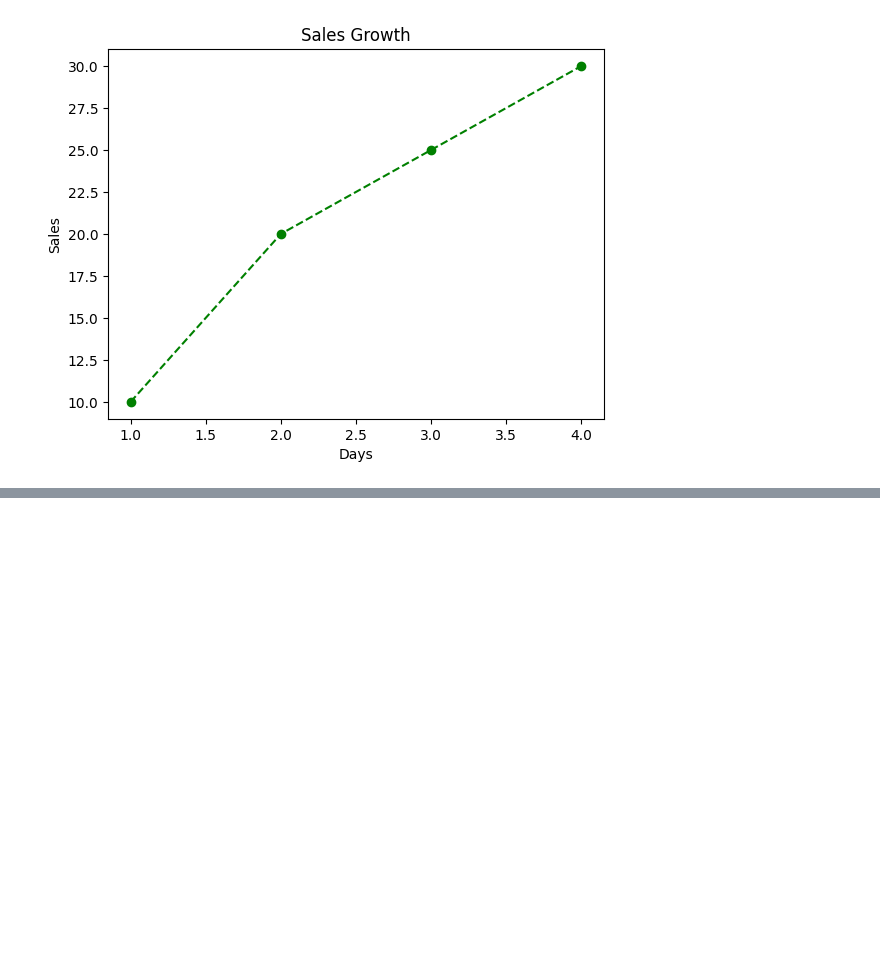
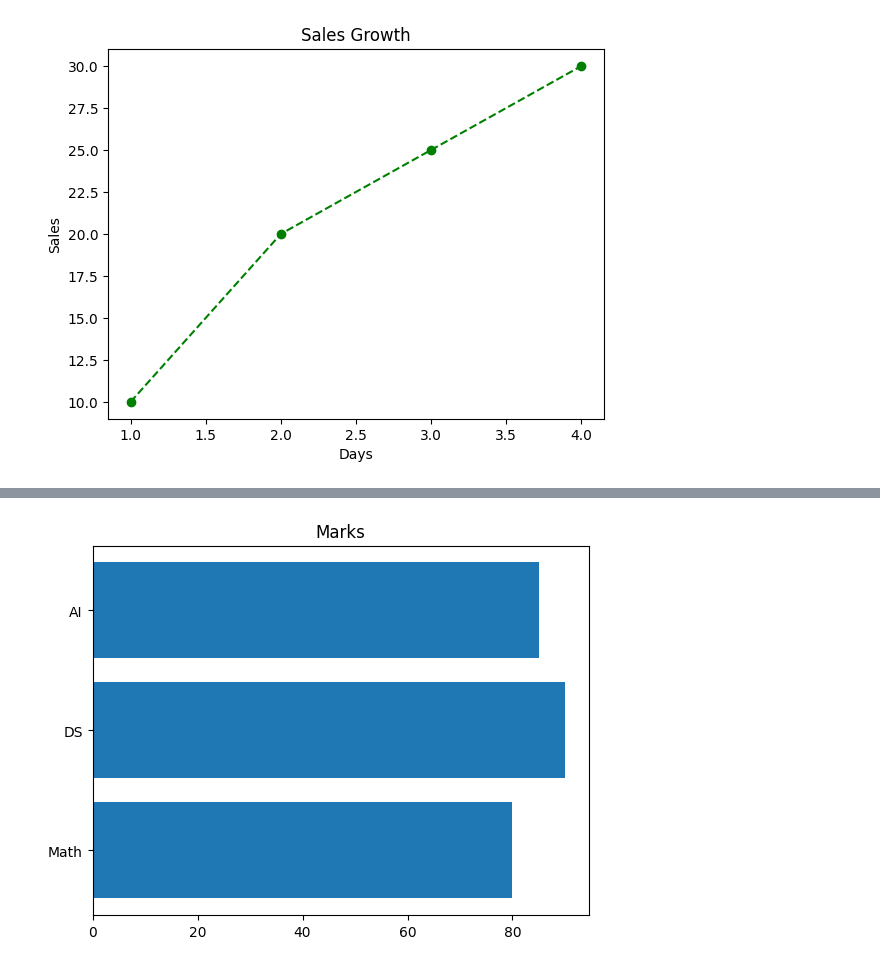
Before and after one commit to Varshashri1505/PythonBasics, a Jupyter notebook: Matplotlib_in_Py.ipynb, the cells around one changed output, grey strips where cells are left out. Cells and saved outputs as stored; diff of their text form; code cells hidden in the pictures; blank space fills up the shorter version.

```diff
--- a/Matplotlib_in_Py.ipynb
+++ b/Matplotlib_in_Py.ipynb
@@ -224,0 +249,9 @@ plt.show()
+# %%
+#For horizonatal Bar
+subjects = ['Math','DS','AI']
+marks = [80,90,85]
+plt.barh(subjects,marks)
+plt.title("Marks")
+plt.show()
+# %% [output]
+[figure, added]
```
Also changed, not shown: parts of 8 cells of this notebook.
